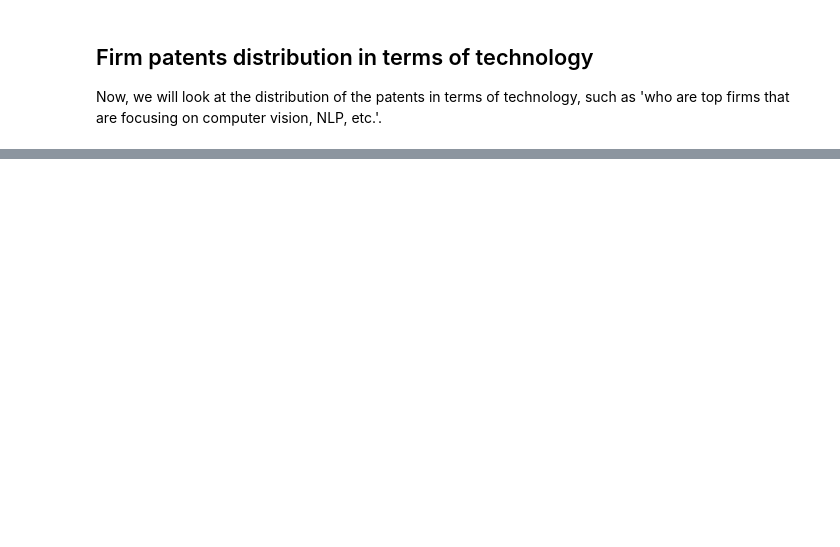
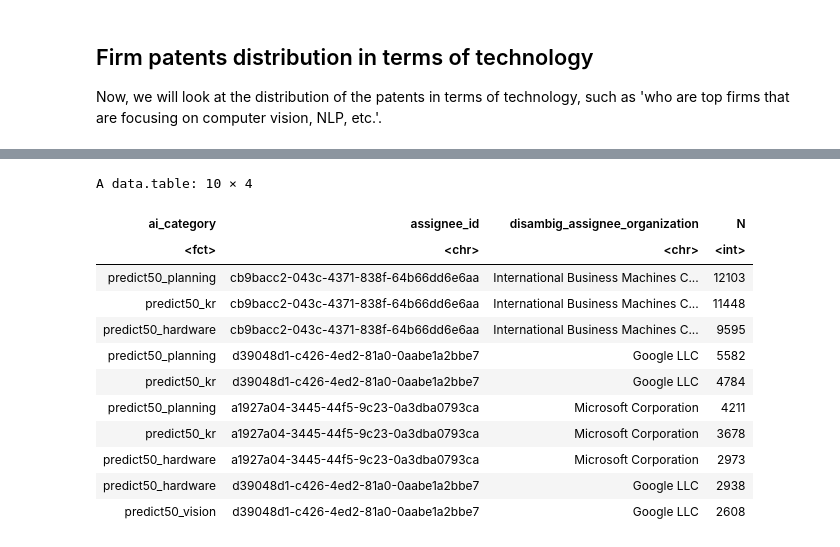
Before and after one commit to oceanumeric/ININ-tutorial, a Jupyter notebook: labs/lab2_part_B.ipynb, the cells around one changed output, grey strips where cells are left out. Saved outputs shown, nothing was run; the diff lists cells and outputs as text; code cells hidden in the pictures; blank space fills up the shorter version.

```diff
--- a/labs/lab2_part_B.ipynb
+++ b/labs/lab2_part_B.ipynb
@@ -253,0 +314,27 @@ Now, we will look at the distribution of the patents in terms of technology, suc
+# %%
+patents_with_assignee %>%
+    # only focus on us and foreign firms
+    .[assignee_type %in% c(2, 3)] %>%
+    # choose all columns except column 2, 4, 5, 8, 10, 11
+    .[, .SD, .SDcols = -c(2, 4, 5, 8, 10, 11)] %>%
+    # wide to long for column names that include 'predict50'
+    melt(measure = patterns('predict50'), variable.name = "ai_category",
+                                          value.name = "ai_category_binary") %>%
+    .[ai_category_binary == 1] %>%
+    .[, .N, by = .(ai_category, assignee_id, disambig_assignee_organization)] %>%
+    .[order(-N)] %>%
+    head(10)
+# %% [output]
+A data.table: 10 × 4
+| ai_category | assignee_id | disambig_assignee_organization | N |
+| <fct> | <chr> | <chr> | <int> |
+| predict50_planning | cb9bacc2-043c-4371-838f-64b66dd6e6aa | International Business Machines C... | 12103 |
+| predict50_kr | cb9bacc2-043c-4371-838f-64b66dd6e6aa | International Business Machines C... | 11448 |
+| predict50_hardware | cb9bacc2-043c-4371-838f-64b66dd6e6aa | International Business Machines C... | 9595 |
+| predict50_planning | d39048d1-c426-4ed2-81a0-0aabe1a2bbe7 | Google LLC | 5582 |
+| predict50_kr | d39048d1-c426-4ed2-81a0-0aabe1a2bbe7 | Google LLC | 4784 |
+| predict50_planning | a1927a04-3445-44f5-9c23-0a3dba0793ca | Microsoft Corporation | 4211 |
+| predict50_kr | a1927a04-3445-44f5-9c23-0a3dba0793ca | Microsoft Corporation | 3678 |
+| predict50_hardware | a1927a04-3445-44f5-9c23-0a3dba0793ca | Microsoft Corporation | 2973 |
+| predict50_hardware | d39048d1-c426-4ed2-81a0-0aabe1a2bbe7 | Google LLC | 2938 |
+| predict50_vision | d39048d1-c426-4ed2-81a0-0aabe1a2bbe7 | Google LLC | 2608 |
```
Also changed, not shown: parts of 4 cells of this notebook.
